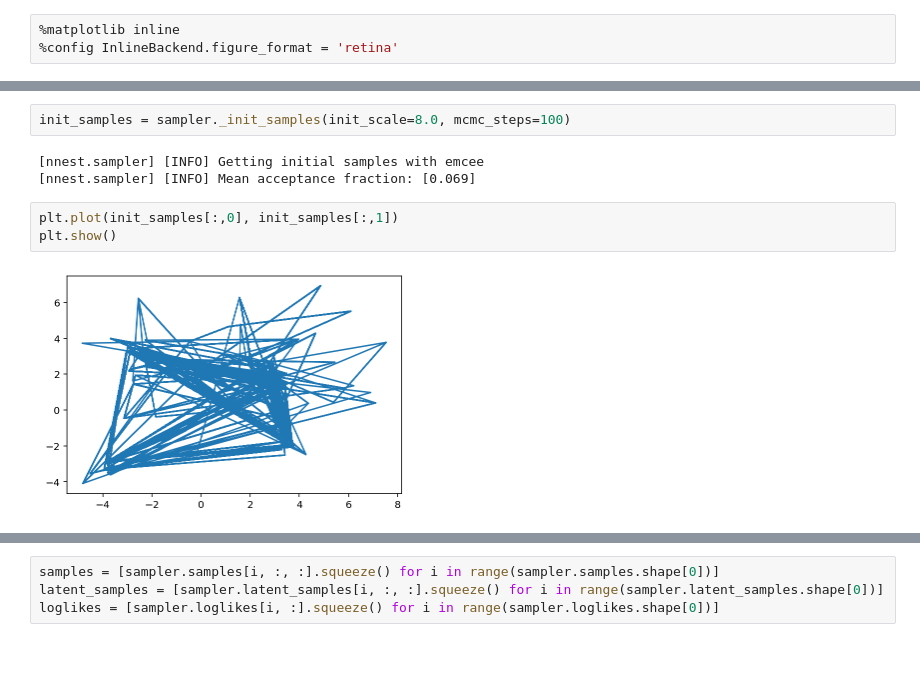
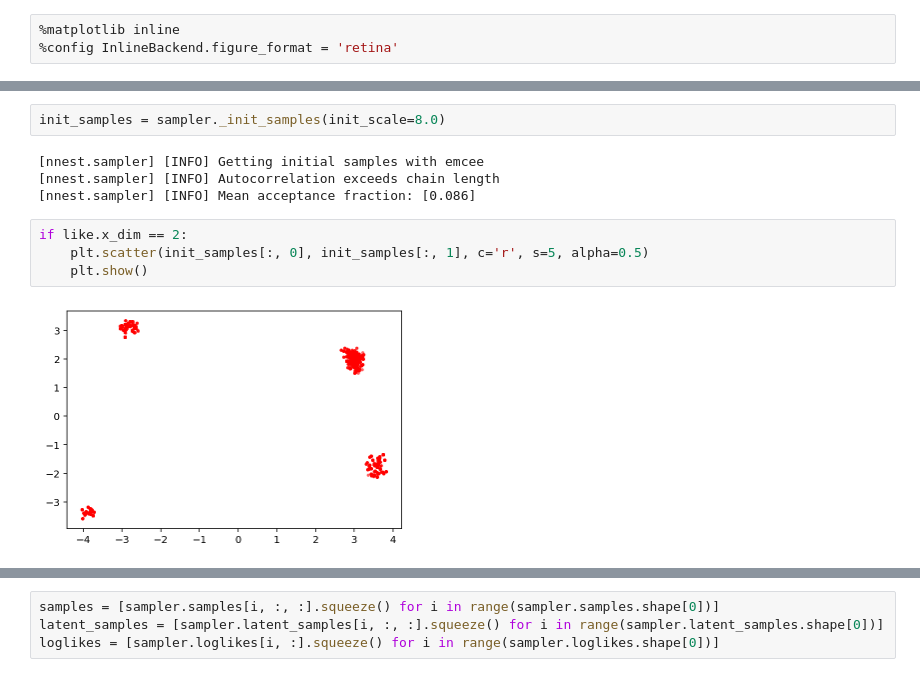
Before and after one commit to adammoss/nnest, a Jupyter notebook: examples/mcmc/example.ipynb, the cells around one changed output, grey strips where cells are left out. Saved outputs shown, nothing was run; the diff lists cells and outputs as text.

```diff
--- a/examples/mcmc/example.ipynb
+++ b/examples/mcmc/example.ipynb
@@ -48,13 +48,15 @@ Creating directory for new run logs/test/run60
 [nnest.sampler] [INFO] Num derived params [0]
 [nnest.sampler] [INFO] Total params [2]
 # %%
-init_samples = sampler._init_samples(init_scale=8.0, mcmc_steps=100)
+init_samples = sampler._init_samples(init_scale=8.0)
 # %% [output]
 [nnest.sampler] [INFO] Getting initial samples with emcee
-[nnest.sampler] [INFO] Mean acceptance fraction: [0.069]
+[nnest.sampler] [INFO] Autocorrelation exceeds chain length
+[nnest.sampler] [INFO] Mean acceptance fraction: [0.086]
-# %%
-plt.plot(init_samples[:,0], init_samples[:,1])
-plt.show()
-# %% [output]
-[figure, removed]
+# %%
+if like.x_dim == 2:
+    plt.scatter(init_samples[:, 0], init_samples[:, 1], c='r', s=5, alpha=0.5)
+    plt.show()
+# %% [output]
+[figure, added]
 # %%
```
Also changed, not shown: parts of 6 cells of this notebook, 2 other files.
